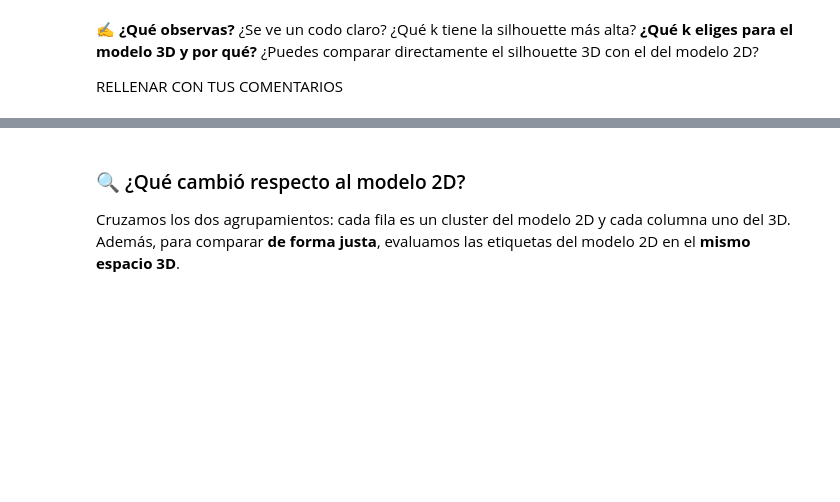
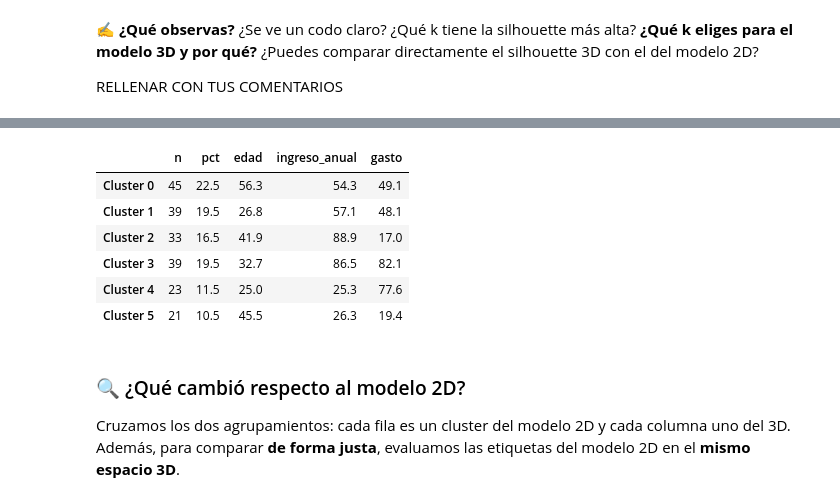
Before and after one commit to ncrespo75/aprendizaje-no-supervisado-544177, a Jupyter notebook: 01-kmeans/caso_mall.ipynb, the cells around one changed output, grey strips where cells are left out. Cells and saved outputs as stored; diff of their text form; code cells hidden in the pictures; blank space fills up the shorter version.

Commit message:
K-means terminado

```diff
--- a/01-kmeans/caso_mall.ipynb
+++ b/01-kmeans/caso_mall.ipynb
@@ -735,3 +737,12 @@ Ya viste la relación edad–gasto en la Parte 2 y, en la Parte 5, la edad prome
 # 2. metricas_3d = tabla_metricas_k(X_3d, range(2, 11))
 # 3. Grafica el codo y la silhouette (plot_codo y plot_silueta_k) y muestra la tabla
 # ✍️ Tu código aquí
+
+X_3d, scaler_3d = preparar_mall(df, COLS_MALL)
+
+metricas_3d = tabla_metricas_k(X_3d, range(2, 11))
+
+plot_codo(metricas_3d['k'], metricas_3d['inercia'])
+
+plot_silueta_k(metricas_3d)
+metricas_3d
@@ -745,3 +767,12 @@ RELLENAR CON TUS COMENTARIOS
 # 3. Agrégalo a la comparación: comparacion.append(evaluar_clustering('K-Means 3D (+ edad)', X_3d, labels_3d))
 # 4. perfil_3d = perfil_clusters(df, labels_3d, COLS_MALL) y muestra la tabla
 # ✍️ Tu código aquí
+
+kmeans_3d = KMeans(
+    n_clusters=6,
+    n_init=10,
+    random_state=42
+).fit(X_3d)
+
+labels_3d = kmeans_3d.labels_
+labels_3d
@@ -748,3 +790,19 @@ RELLENAR CON TUS COMENTARIOS
+# %%
+# Guardar resultados
+comparacion.append(
+    evaluar_clustering('K-Means 3D(+edad)', X_3d, labels_3d)
+)
+
+perfil_3d = perfil_clusters(df, labels_3d, COLS_MALL)
+perfil_3d
+# %% [output]
+|  | n | pct | edad | ingreso_anual | gasto |
+| Cluster 0 | 45 | 22.5 | 56.3 | 54.3 | 49.1 |
+| Cluster 1 | 39 | 19.5 | 26.8 | 57.1 | 48.1 |
+| Cluster 2 | 33 | 16.5 | 41.9 | 88.9 | 17.0 |
+| Cluster 3 | 39 | 19.5 | 32.7 | 86.5 | 82.1 |
+| Cluster 4 | 23 | 11.5 | 25.0 | 25.3 | 77.6 |
+| Cluster 5 | 21 | 10.5 | 45.5 | 26.3 | 19.4 |
 # %%
 # Gráfica 3D (rótala con el mouse)
 # Pista: plot_clusters_3d(df, 'edad', 'ingreso_anual', 'gasto', labels_3d)
```
Also changed, not shown: parts of 8 cells of this notebook.
